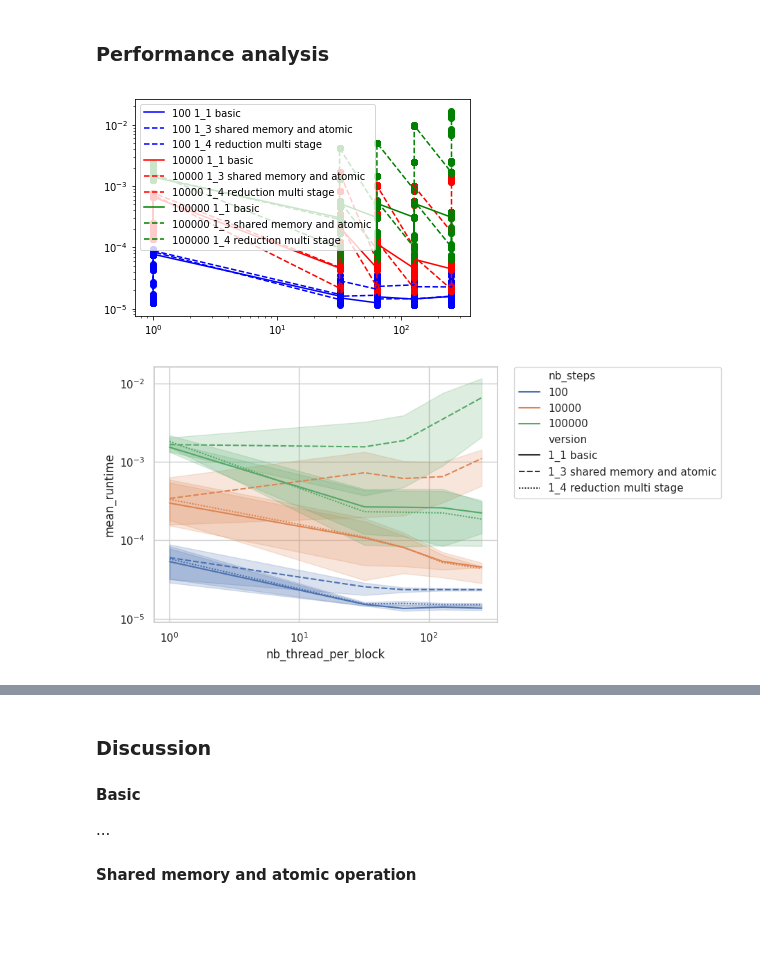
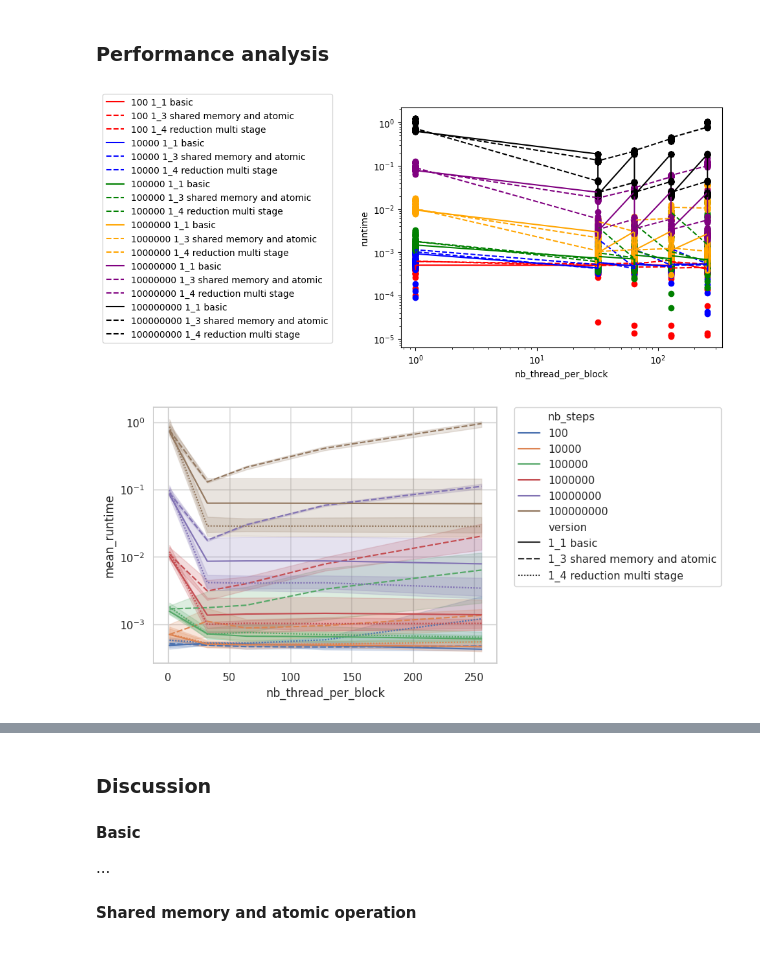
Before and after one commit to CyrilGomes/TP_CUDA, a Jupyter notebook: src/cuda_tp.ipynb, the cells around one changed output, grey strips where cells are left out. Cells and saved outputs as stored; diff of their text form; code cells hidden in the pictures; blank space fills up the shorter version.

```diff
--- a/src/cuda_tp.ipynb
+++ b/src/cuda_tp.ipynb
@@ -80,37 +61,37 @@ df = pd.read_csv('stats_part1.csv',header=0,names=['version','nthread_per_block'
                      'runtime' : float
                  })
 
-color_num_steps = {100 : "blue", 10000 : "red", 100000 : "green", 1000000000000 : "black"}
+color_num_steps = {100: 'red', 10000: 'blue', 100000: 'green', 1000000: 'orange', 10000000: 'purple', 100000000: 'black'}
 for num_steps in df['num_steps'].drop_duplicates():
     df_plot = df[(df['num_steps'] == int(num_steps))]
     df_plot = df_plot[df_plot['version'] == "1_1 basic"]
     mean_stats = df_plot.groupby(['num_steps','version','nthread_per_block','nstep_per_thread']).mean().reset_index()
     plt.plot(mean_stats['nthread_per_block'], mean_stats['runtime'],linestyle="solid",color=color_num_steps[num_steps],label=f"{num_steps} 1_1 basic")
     plt.yscale('log')
     plt.xscale('log')
     plt.scatter(df_plot['nthread_per_block'], df_plot['runtime'],color=color_num_steps[num_steps],label=None)
 
     df_plot = df[(df['num_steps'] == num_steps) & (df['version'] == "1_3 shared memory and atomic")]
     mean_stats = df_plot.groupby(['num_steps','version','nthread_per_block','nstep_per_thread']).mean().reset_index()
     plt.plot(mean_stats['nthread_per_block'], mean_stats['runtime'],linestyle="dashed",color=color_num_steps[num_steps],label=f"{num_steps} 1_3 shared memory and atomic")
     plt.yscale('log')
     plt.xscale('log')
     plt.scatter(df_plot['nthread_per_block'], df_plot['runtime'],color=color_num_steps[num_steps],label=None)
 
     df_plot = df[(df['num_steps'] == num_steps) & (df['version'] == "1_4 reduction multi stage")]
     mean_stats = df_plot.groupby(['num_steps','version','nthread_per_block','nstep_per_thread']).mean().reset_index()
     plt.plot(mean_stats['nthread_per_block'], mean_stats['runtime'],linestyle="dashed",color=color_num_steps[num_steps],label=f"{num_steps} 1_4 reduction multi stage")
     plt.yscale('log')
     plt.xscale('log')
     plt.scatter(df_plot['nthread_per_block'], df_plot['runtime'],color=color_num_steps[num_steps],label=None)
 
 
 plt.xlabel('nb_thread_per_block')
 plt.ylabel('runtime')
 plt.legend(loc='lower right', bbox_to_anchor=(-0.2, 0))
 plt.show()
 # %% [output]
-[figure, old version]
+[figure, new version]
 # %%
 #Do the same as above, but with seaborn
 import seaborn as sns
@@ -165,7 +146,7 @@ df_plot = df_plot.append(df_plot3)
 
 sns.set_theme(style="whitegrid")
 ax = sns.lineplot(x="nb_thread_per_block", y="mean_runtime", hue="nb_steps", style="version", data=df_plot)
-ax.set_xscale('log')
+
 ax.set_yscale('log')
 #make the legend smaller,  more readable outside the plot
 plt.legend(bbox_to_anchor=(1.05, 1), loc=2, borderaxespad=0.)
@@ -173,7 +154,7 @@ plt.legend(bbox_to_anchor=(1.05, 1), loc=2, borderaxespad=0.)
 
 plt.show()
 # %% [output]
-[figure, old version]
+[figure, new version]
 # %%
 # Do the same as above, but with abscissa as the number of steps
 import seaborn as sns
```
Also changed, not shown: parts of 3 cells of this notebook, 3 other files.
